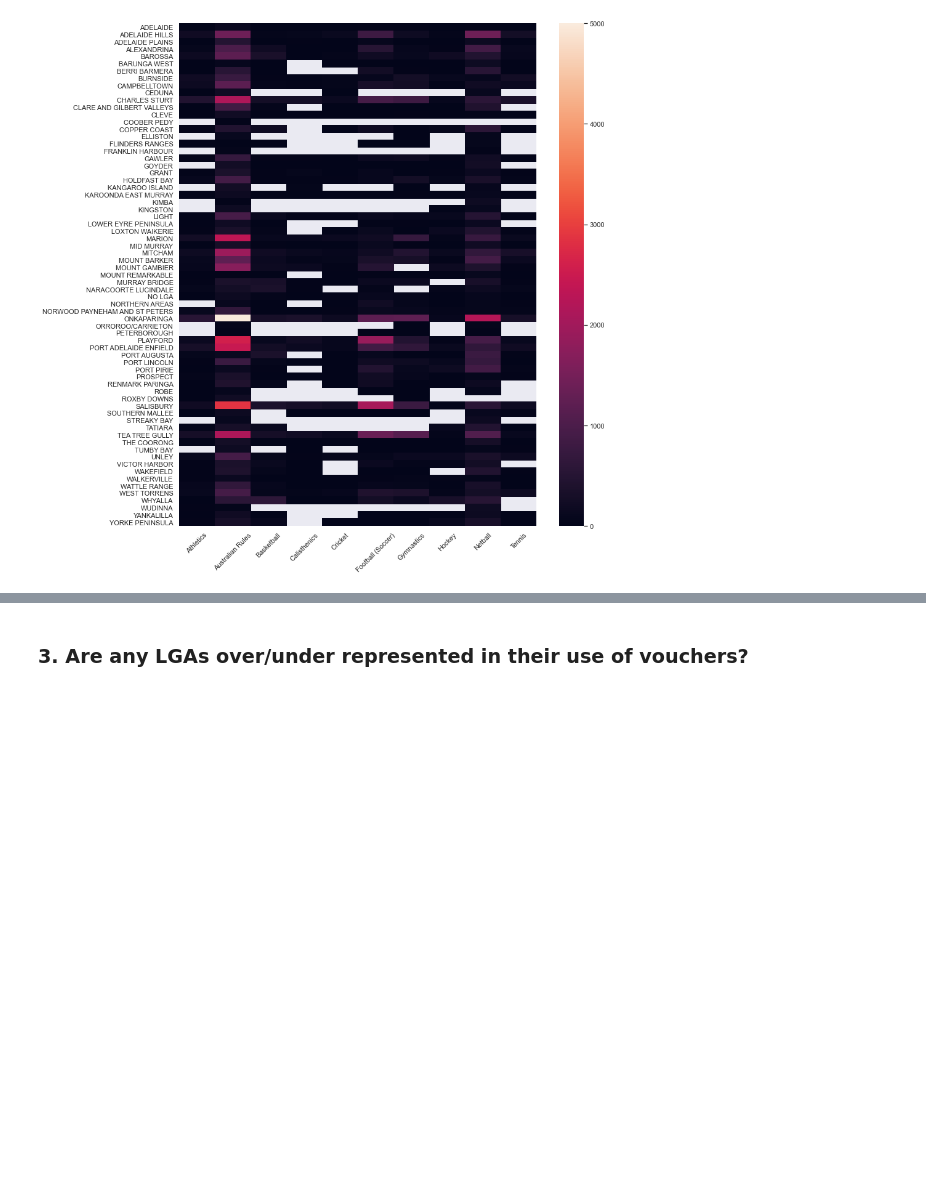
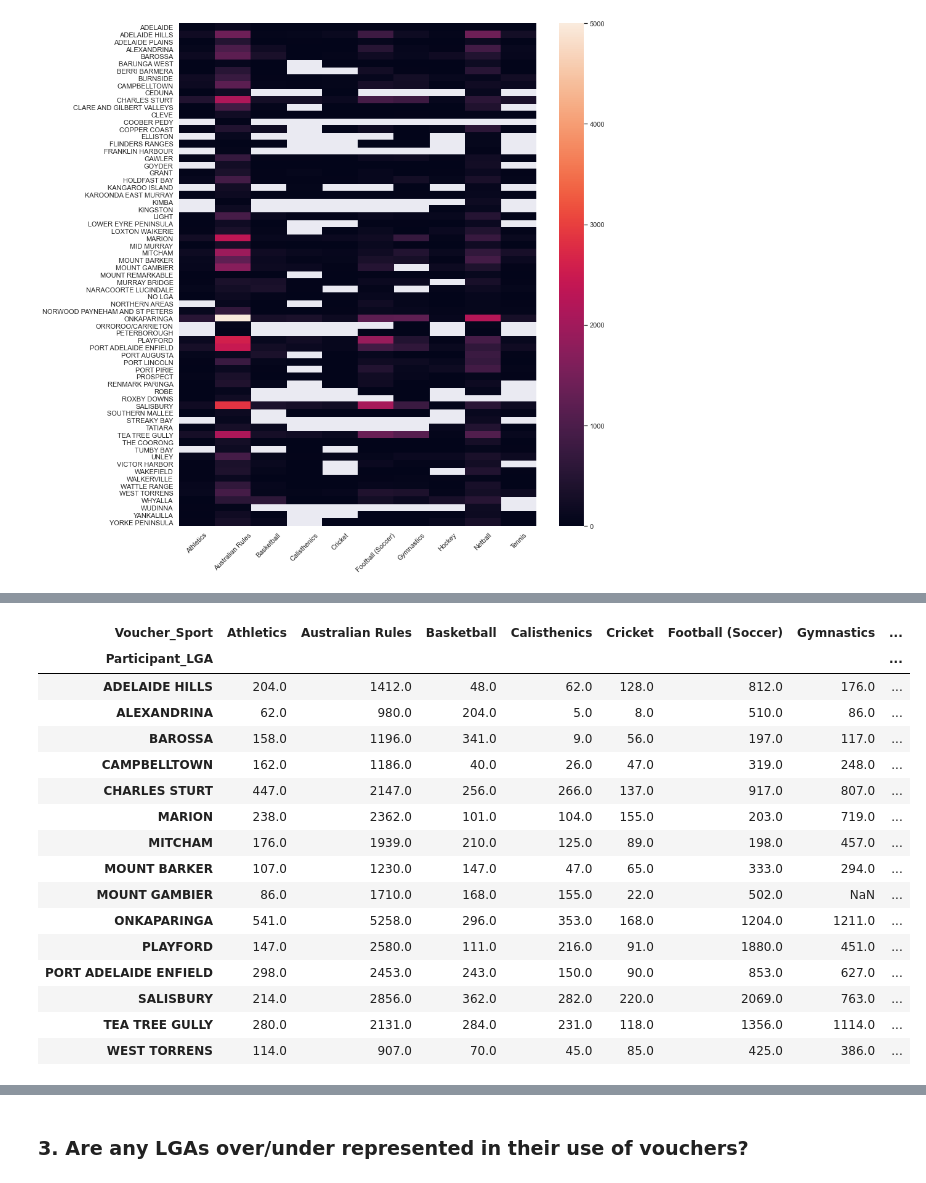
Before and after one commit to felix-rosenberger/Data-Science-Portfolio, a Jupyter notebook: Portfolio 2.ipynb, the cells around one changed output, grey strips where cells are left out. Cells and saved outputs as stored; diff of their text form; code cells hidden in the pictures; blank space fills up the shorter version.

```diff
--- a/Portfolio 2.ipynb
+++ b/Portfolio 2.ipynb
@@ -354,0 +394,22 @@ There a few things to note about this heatmap:
+# %%
+# reshape grouped output
+LGA_sports_piv2 = pd.pivot_table(LGA_sports_clean2, index="Participant_LGA", columns="Voucher_Sport", values="Voucher_Count")
+LGA_sports_piv2
+# %% [output]
+| Voucher_Sport | Athletics | Australian Rules | Basketball | Calisthenics | Cricket | Football (Soccer) | Gymnastics | ... |
+| Participant_LGA |  |  |  |  |  |  |  | ... |
+| ADELAIDE HILLS | 204.0 | 1412.0 | 48.0 | 62.0 | 128.0 | 812.0 | 176.0 | ... |
+| ALEXANDRINA | 62.0 | 980.0 | 204.0 | 5.0 | 8.0 | 510.0 | 86.0 | ... |
+| BAROSSA | 158.0 | 1196.0 | 341.0 | 9.0 | 56.0 | 197.0 | 117.0 | ... |
+| CAMPBELLTOWN | 162.0 | 1186.0 | 40.0 | 26.0 | 47.0 | 319.0 | 248.0 | ... |
+| CHARLES STURT | 447.0 | 2147.0 | 256.0 | 266.0 | 137.0 | 917.0 | 807.0 | ... |
+| MARION | 238.0 | 2362.0 | 101.0 | 104.0 | 155.0 | 203.0 | 719.0 | ... |
+| MITCHAM | 176.0 | 1939.0 | 210.0 | 125.0 | 89.0 | 198.0 | 457.0 | ... |
+| MOUNT BARKER | 107.0 | 1230.0 | 147.0 | 47.0 | 65.0 | 333.0 | 294.0 | ... |
+| MOUNT GAMBIER | 86.0 | 1710.0 | 168.0 | 155.0 | 22.0 | 502.0 | NaN | ... |
+| ONKAPARINGA | 541.0 | 5258.0 | 296.0 | 353.0 | 168.0 | 1204.0 | 1211.0 | ... |
+| PLAYFORD | 147.0 | 2580.0 | 111.0 | 216.0 | 91.0 | 1880.0 | 451.0 | ... |
+| PORT ADELAIDE ENFIELD | 298.0 | 2453.0 | 243.0 | 150.0 | 90.0 | 853.0 | 627.0 | ... |
+| SALISBURY | 214.0 | 2856.0 | 362.0 | 282.0 | 220.0 | 2069.0 | 763.0 | ... |
+| TEA TREE GULLY | 280.0 | 2131.0 | 284.0 | 231.0 | 118.0 | 1356.0 | 1114.0 | ... |
+| WEST TORRENS | 114.0 | 907.0 | 70.0 | 45.0 | 85.0 | 425.0 | 386.0 | ... |
```
Also changed, not shown: parts of 4 cells of this notebook.
